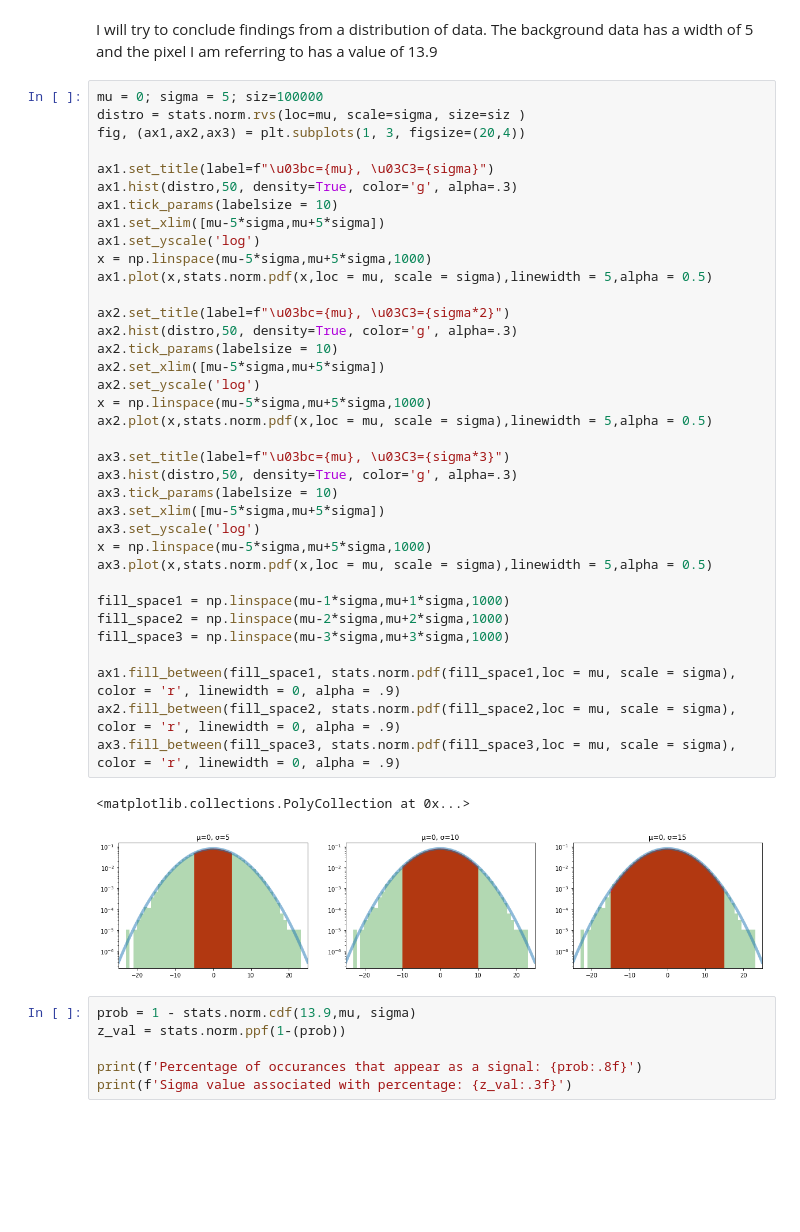
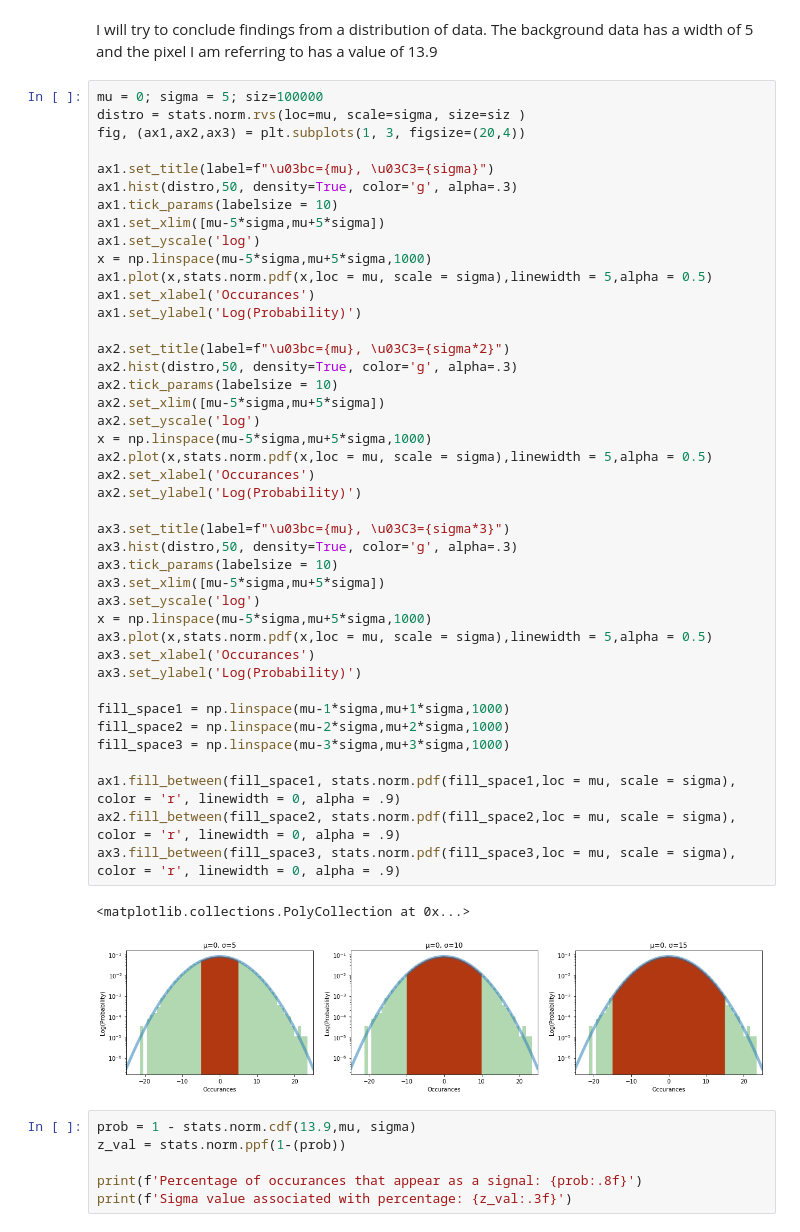
Before and after one commit to MikePhen12/Phys_434_portfolio, a Jupyter notebook: Lab_2.ipynb, the cells around one changed output. Drawn from its saved outputs; the diff is of its cells as text; blank space fills up the shorter version.

```diff
--- a/Lab_2.ipynb
+++ b/Lab_2.ipynb
@@ -335,34 +396,40 @@ ax1.tick_params(labelsize = 10)
 ax1.set_xlim([mu-5*sigma,mu+5*sigma])
 ax1.set_yscale('log')
 x = np.linspace(mu-5*sigma,mu+5*sigma,1000)
 ax1.plot(x,stats.norm.pdf(x,loc = mu, scale = sigma),linewidth = 5,alpha = 0.5)
+ax1.set_xlabel('Occurances')
+ax1.set_ylabel('Log(Probability)')
 
 ax2.set_title(label=f"\u03bc={mu}, \u03C3={sigma*2}")
 ax2.hist(distro,50, density=True, color='g', alpha=.3)
 ax2.tick_params(labelsize = 10)
 ax2.set_xlim([mu-5*sigma,mu+5*sigma])
 ax2.set_yscale('log')
 x = np.linspace(mu-5*sigma,mu+5*sigma,1000)
 ax2.plot(x,stats.norm.pdf(x,loc = mu, scale = sigma),linewidth = 5,alpha = 0.5)
+ax2.set_xlabel('Occurances')
+ax2.set_ylabel('Log(Probability)')
 
 ax3.set_title(label=f"\u03bc={mu}, \u03C3={sigma*3}")
 ax3.hist(distro,50, density=True, color='g', alpha=.3)
 ax3.tick_params(labelsize = 10)
 ax3.set_xlim([mu-5*sigma,mu+5*sigma])
 ax3.set_yscale('log')
 x = np.linspace(mu-5*sigma,mu+5*sigma,1000)
 ax3.plot(x,stats.norm.pdf(x,loc = mu, scale = sigma),linewidth = 5,alpha = 0.5)
+ax3.set_xlabel('Occurances')
+ax3.set_ylabel('Log(Probability)')
 
 fill_space1 = np.linspace(mu-1*sigma,mu+1*sigma,1000)
 fill_space2 = np.linspace(mu-2*sigma,mu+2*sigma,1000)
 fill_space3 = np.linspace(mu-3*sigma,mu+3*sigma,1000)
 
 ax1.fill_between(fill_space1, stats.norm.pdf(fill_space1,loc = mu, scale = sigma), color = 'r', linewidth = 0, alpha = .9)
 ax2.fill_between(fill_space2, stats.norm.pdf(fill_space2,loc = mu, scale = sigma), color = 'r', linewidth = 0, alpha = .9)
 ax3.fill_between(fill_space3, stats.norm.pdf(fill_space3,loc = mu, scale = sigma), color = 'r', linewidth = 0, alpha = .9)
 # %% [output]
 <matplotlib.collections.PolyCollection at 0x...>
-[figure, old version]
+[figure, new version]
 # %%
 prob = 1 - stats.norm.cdf(13.9,mu, sigma)
 z_val = stats.norm.ppf(1-(prob))
```
Also changed, not shown: parts of 15 cells of this notebook.
